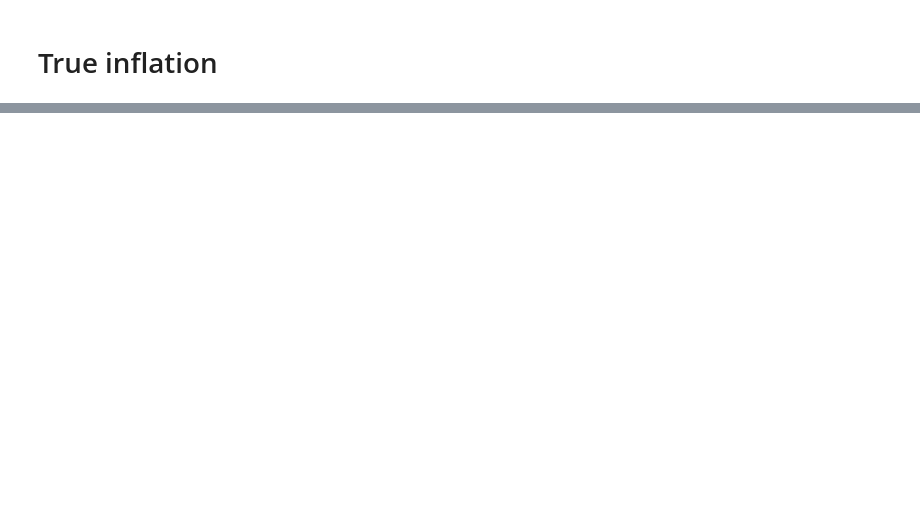
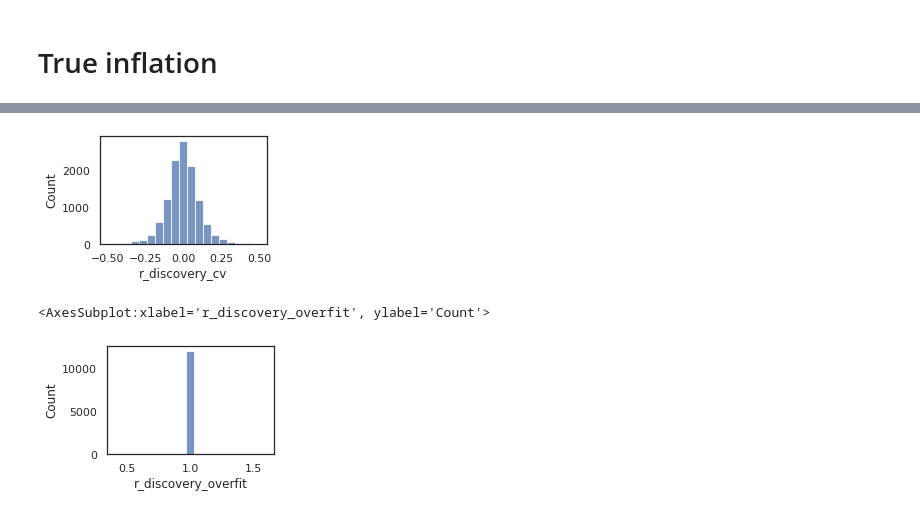
Before and after one commit to spisakt/BWAS_comment, a Jupyter notebook: plot_results_FC.ipynb, the cells around one changed output, grey strips where cells are left out. Saved outputs shown, nothing was run; the diff lists cells and outputs as text; code cells hidden in the pictures; blank space fills up the shorter version.

```diff
--- a/plot_results_FC.ipynb
+++ b/plot_results_FC.ipynb
@@ -1180,0 +1275,14 @@ bar_df
+# %%
+sns.set(rc={"figure.figsize":(3, 2)})
+sns.set_style("white")
+feature = 'netmats_parcor'
+model = "Ridge"
+df = pd.read_csv('res/hires_results_' + model + '.csv')
+df_null = pd.read_csv('res/hires_results_null_' + model + '.csv')
+sns.histplot(df_null.r_discovery_cv, bins=np.linspace(-0.5, 0.5, 20))
+plt.show()
+sns.histplot(df_null.r_discovery_overfit, bins=np.linspace(-0.6+1, 0.6+1, 20))
+# %% [output]
+[figure, added]
+<AxesSubplot:xlabel='r_discovery_overfit', ylabel='Count'>
+[figure, added]
```
Also changed, not shown: parts of 43 cells of this notebook, 16 other files.
